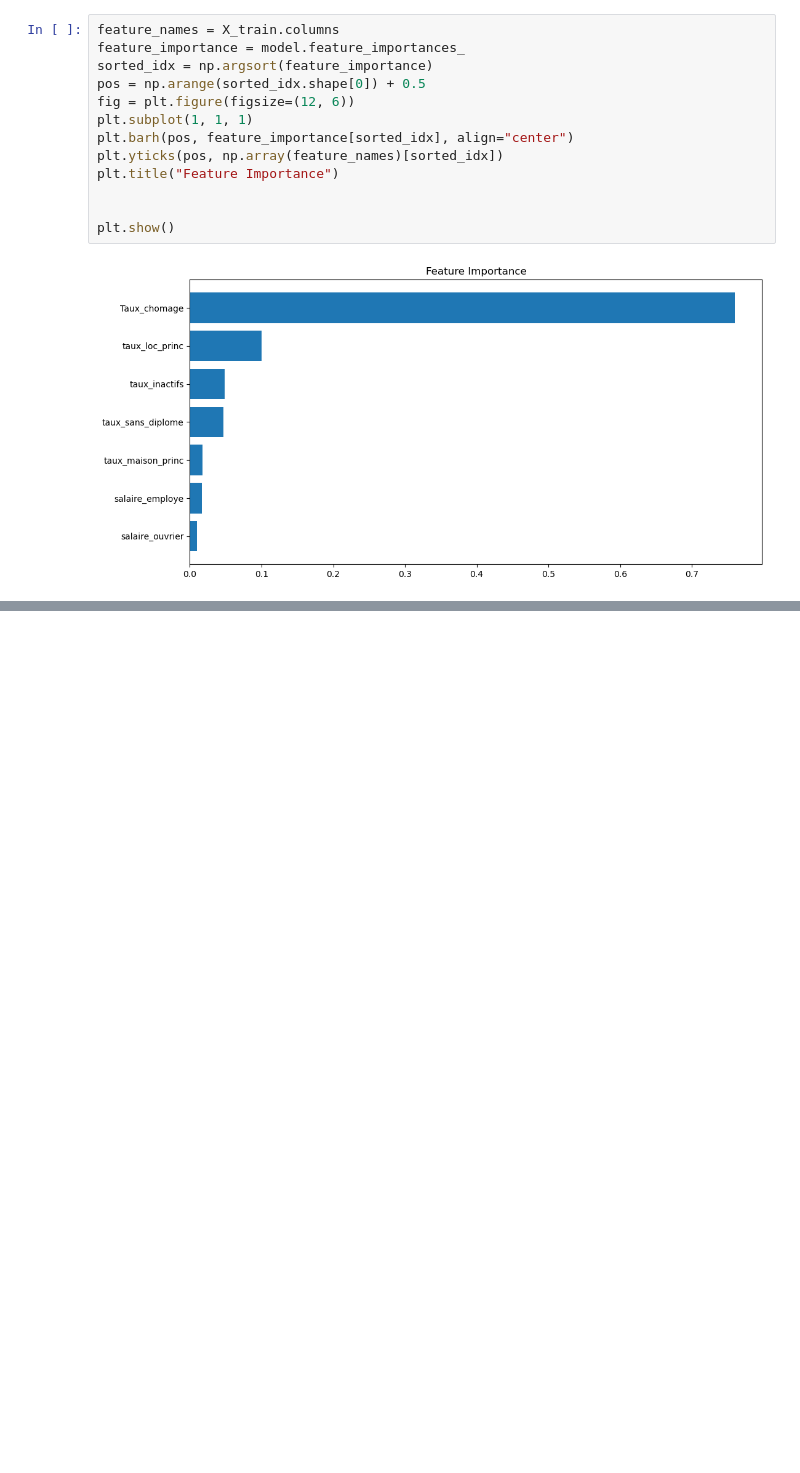
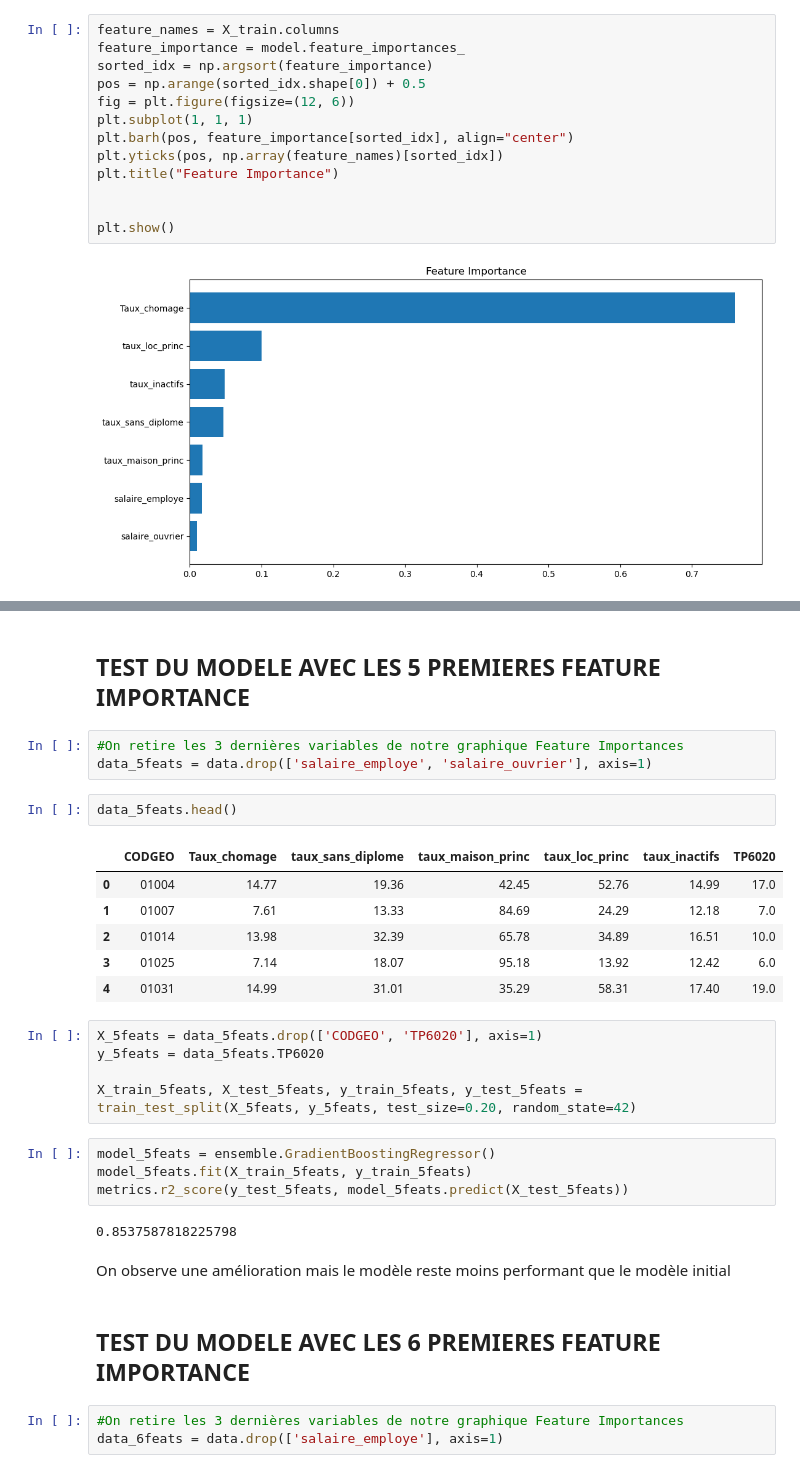
Before and after one commit to Mariehf64/fev23cda_french_industry, a Jupyter notebook: notebooks/Dataset 2020 - variables MH+VR & features importance.ipynb, the cells around one changed output, grey strips where cells are left out. Drawn from its saved outputs; the diff is of its cells as text; blank space fills up the shorter version.

```diff
--- a/notebooks/Dataset 2020 - variables MH+VR & features importance.ipynb
+++ b/notebooks/Dataset 2020 - variables MH+VR & features importance.ipynb
@@ -449,0 +511,32 @@ plt.show()
+# %% [markdown]
+## TEST DU MODELE AVEC LES 5 PREMIERES FEATURE IMPORTANCE ##
+# %%
+#On retire les 3 dernières variables de notre graphique Feature Importances
+data_5feats = data.drop(['salaire_employe', 'salaire_ouvrier'], axis=1)
+# %%
+data_5feats.head()
+# %% [output]
+|  | CODGEO | Taux_chomage | taux_sans_diplome | taux_maison_princ | taux_loc_princ | taux_inactifs | TP6020 |
+| 0 | 01004 | 14.77 | 19.36 | 42.45 | 52.76 | 14.99 | 17.0 |
+| 1 | 01007 | 7.61 | 13.33 | 84.69 | 24.29 | 12.18 | 7.0 |
+| 2 | 01014 | 13.98 | 32.39 | 65.78 | 34.89 | 16.51 | 10.0 |
+| 3 | 01025 | 7.14 | 18.07 | 95.18 | 13.92 | 12.42 | 6.0 |
+| 4 | 01031 | 14.99 | 31.01 | 35.29 | 58.31 | 17.40 | 19.0 |
+# %%
+X_5feats = data_5feats.drop(['CODGEO', 'TP6020'], axis=1)
+y_5feats = data_5feats.TP6020
+
+X_train_5feats, X_test_5feats, y_train_5feats, y_test_5feats = train_test_split(X_5feats, y_5feats, test_size=0.20, random_state=42)
+# %%
+model_5feats = ensemble.GradientBoostingRegressor()
+model_5feats.fit(X_train_5feats, y_train_5feats)
+metrics.r2_score(y_test_5feats, model_5feats.predict(X_test_5feats))
+# %% [output]
+0.8537587818225798
+# %% [markdown]
+On observe une amélioration mais le modèle reste moins performant que le modèle initial
+# %% [markdown]
+## TEST DU MODELE AVEC LES 6 PREMIERES FEATURE IMPORTANCE ##
+# %%
+#On retire les 3 dernières variables de notre graphique Feature Importances
+data_6feats = data.drop(['salaire_employe'], axis=1)
```
Also changed, not shown: parts of 28 cells of this notebook.
